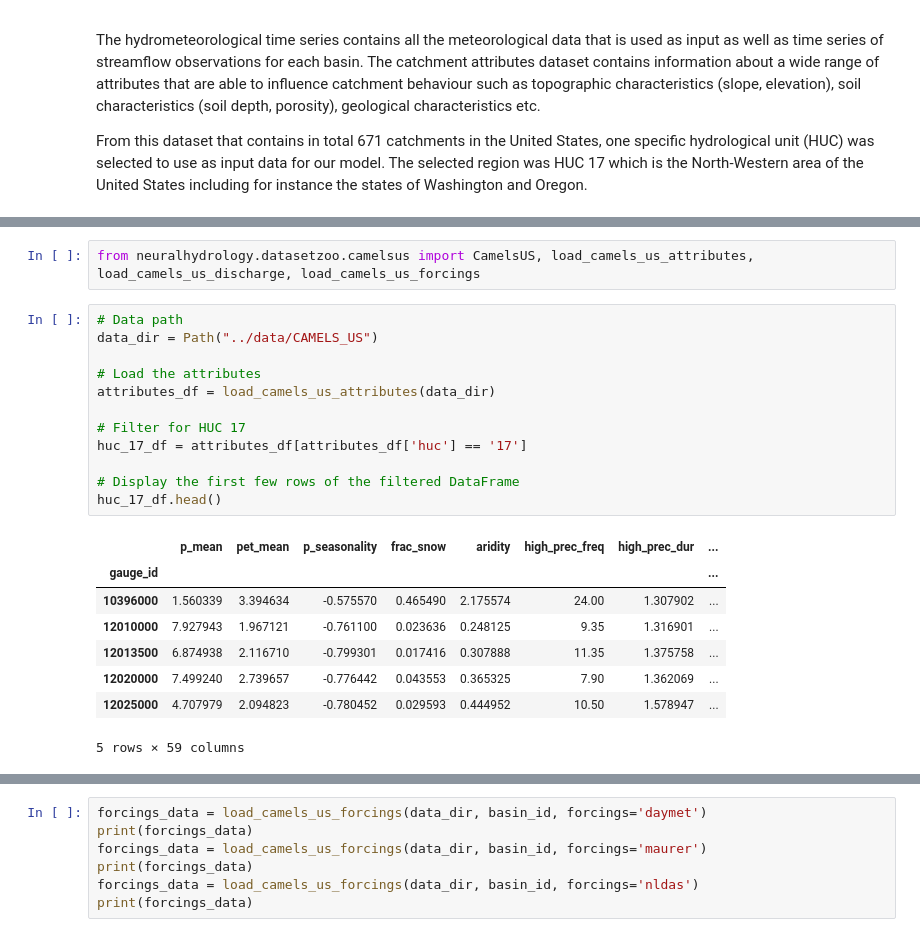
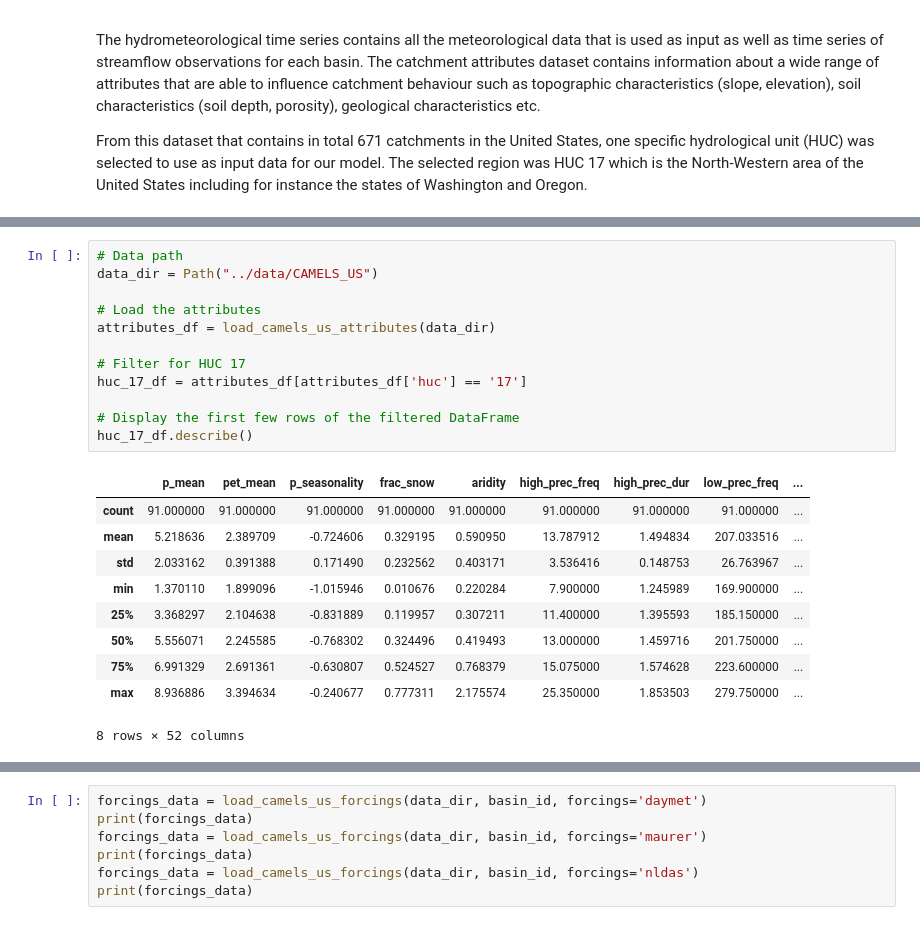
Before and after one commit to dwiva5/HBV-Team, a Jupyter notebook: Project-Run/Layout_text_images.ipynb, the cells around one changed output, grey strips where cells are left out. Saved outputs shown, nothing was run; the diff lists cells and outputs as text.

```diff
--- a/Project-Run/Layout_text_images.ipynb
+++ b/Project-Run/Layout_text_images.ipynb
@@ -83,29 +85,29 @@ From this dataset that contains in total 671 catchments in the United States, on
   <img src="Images/CAMELS_US_HUC.png" width=600/>
 <figcaption>CAMELS US Data
 </figure></center>
-# %%
-from neuralhydrology.datasetzoo.camelsus import CamelsUS, load_camels_us_attributes, load_camels_us_discharge, load_camels_us_forcings
 # %%
 # Data path
 data_dir = Path("../data/CAMELS_US")
 
 # Load the attributes
 attributes_df = load_camels_us_attributes(data_dir)
 
 # Filter for HUC 17
 huc_17_df = attributes_df[attributes_df['huc'] == '17']
 
 # Display the first few rows of the filtered DataFrame
-huc_17_df.head()
+huc_17_df.describe()
 # %% [output]
-|  | p_mean | pet_mean | p_seasonality | frac_snow | aridity | high_prec_freq | high_prec_dur | ... |
-| gauge_id |  |  |  |  |  |  |  | ... |
-| 10396000 | 1.560339 | 3.394634 | -0.575570 | 0.465490 | 2.175574 | 24.00 | 1.307902 | ... |
-| 12010000 | 7.927943 | 1.967121 | -0.761100 | 0.023636 | 0.248125 | 9.35 | 1.316901 | ... |
-| 12013500 | 6.874938 | 2.116710 | -0.799301 | 0.017416 | 0.307888 | 11.35 | 1.375758 | ... |
-| 12020000 | 7.499240 | 2.739657 | -0.776442 | 0.043553 | 0.365325 | 7.90 | 1.362069 | ... |
-| 12025000 | 4.707979 | 2.094823 | -0.780452 | 0.029593 | 0.444952 | 10.50 | 1.578947 | ... |
+|  | p_mean | pet_mean | p_seasonality | frac_snow | aridity | high_prec_freq | high_prec_dur | low_prec_freq | ... |
+| count | 91.000000 | 91.000000 | 91.000000 | 91.000000 | 91.000000 | 91.000000 | 91.000000 | 91.000000 | ... |
+| mean | 5.218636 | 2.389709 | -0.724606 | 0.329195 | 0.590950 | 13.787912 | 1.494834 | 207.033516 | ... |
+| std | 2.033162 | 0.391388 | 0.171490 | 0.232562 | 0.403171 | 3.536416 | 0.148753 | 26.763967 | ... |
+| min | 1.370110 | 1.899096 | -1.015946 | 0.010676 | 0.220284 | 7.900000 | 1.245989 | 169.900000 | ... |
+| 25% | 3.368297 | 2.104638 | -0.831889 | 0.119957 | 0.307211 | 11.400000 | 1.395593 | 185.150000 | ... |
+| 50% | 5.556071 | 2.245585 | -0.768302 | 0.324496 | 0.419493 | 13.000000 | 1.459716 | 201.750000 | ... |
+| 75% | 6.991329 | 2.691361 | -0.630807 | 0.524527 | 0.768379 | 15.075000 | 1.574628 | 223.600000 | ... |
+| max | 8.936886 | 3.394634 | -0.240677 | 0.777311 | 2.175574 | 25.350000 | 1.853503 | 279.750000 | ... |
-5 rows × 59 columns
+8 rows × 52 columns
 # %%
 # Selected Basin as example
 basin_id = '14187000' # WILEY CREEK NEAR FOSTER, OR
```
Also changed, not shown: parts of 6 cells of this notebook.
